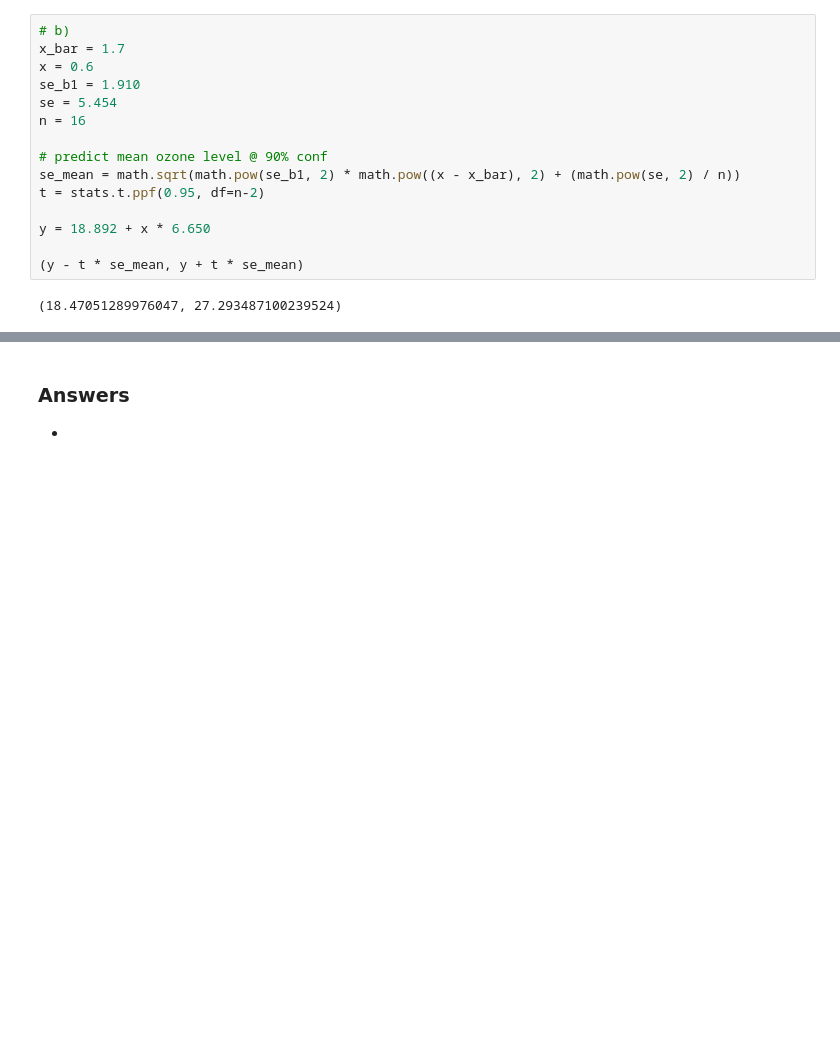
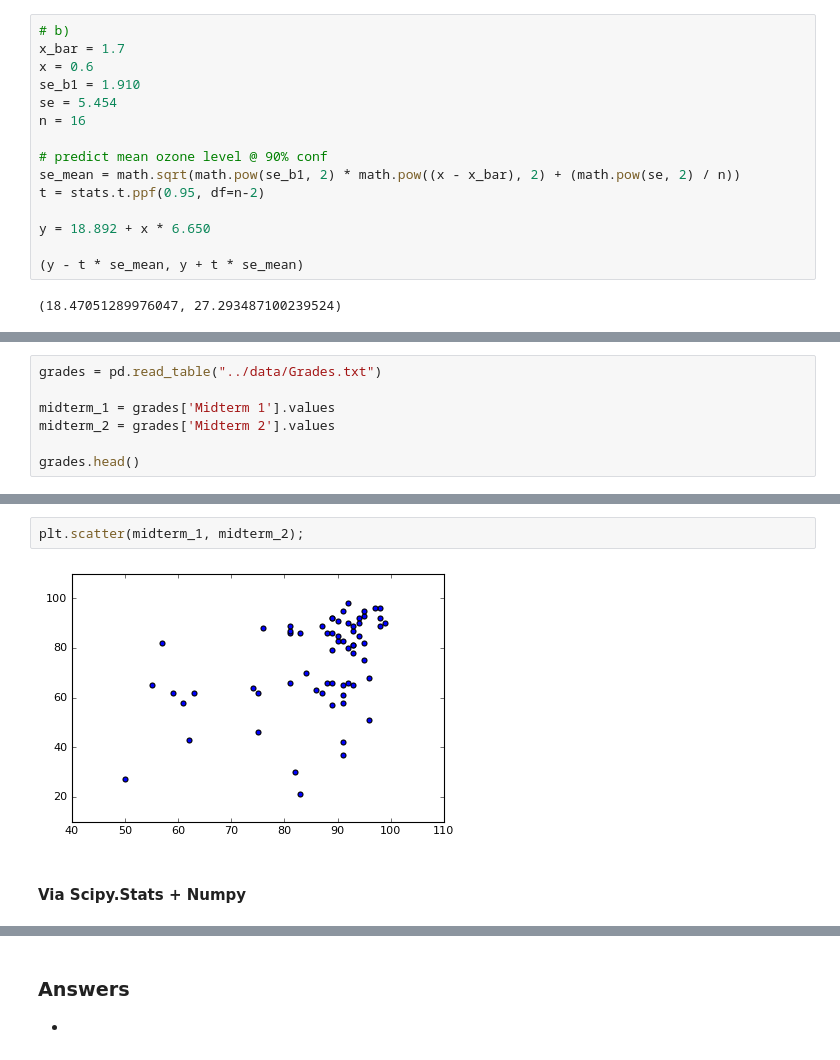
Before and after one commit to rickhaffey/stats-dvb, a Jupyter notebook: exercises/Chapter 27 - Exercises.ipynb, the cells around one changed output, grey strips where cells are left out. Cells and saved outputs as stored; diff of their text form; blank space fills up the shorter version.

```diff
--- a/exercises/Chapter 27 - Exercises.ipynb
+++ b/exercises/Chapter 27 - Exercises.ipynb
@@ -284,0 +329,7 @@ y = 18.892 + x * 6.650
+# %%
+grades = pd.read_table("../data/Grades.txt")
+
+midterm_1 = grades['Midterm 1'].values
+midterm_2 = grades['Midterm 2'].values
+
+grades.head()
@@ -284,0 +343,6 @@ y = 18.892 + x * 6.650
+# %%
+plt.scatter(midterm_1, midterm_2);
+# %% [output]
+[figure, added]
+# %% [markdown]
+#### Via Scipy.Stats + Numpy
```
Also changed, not shown: parts of 16 cells of this notebook.
